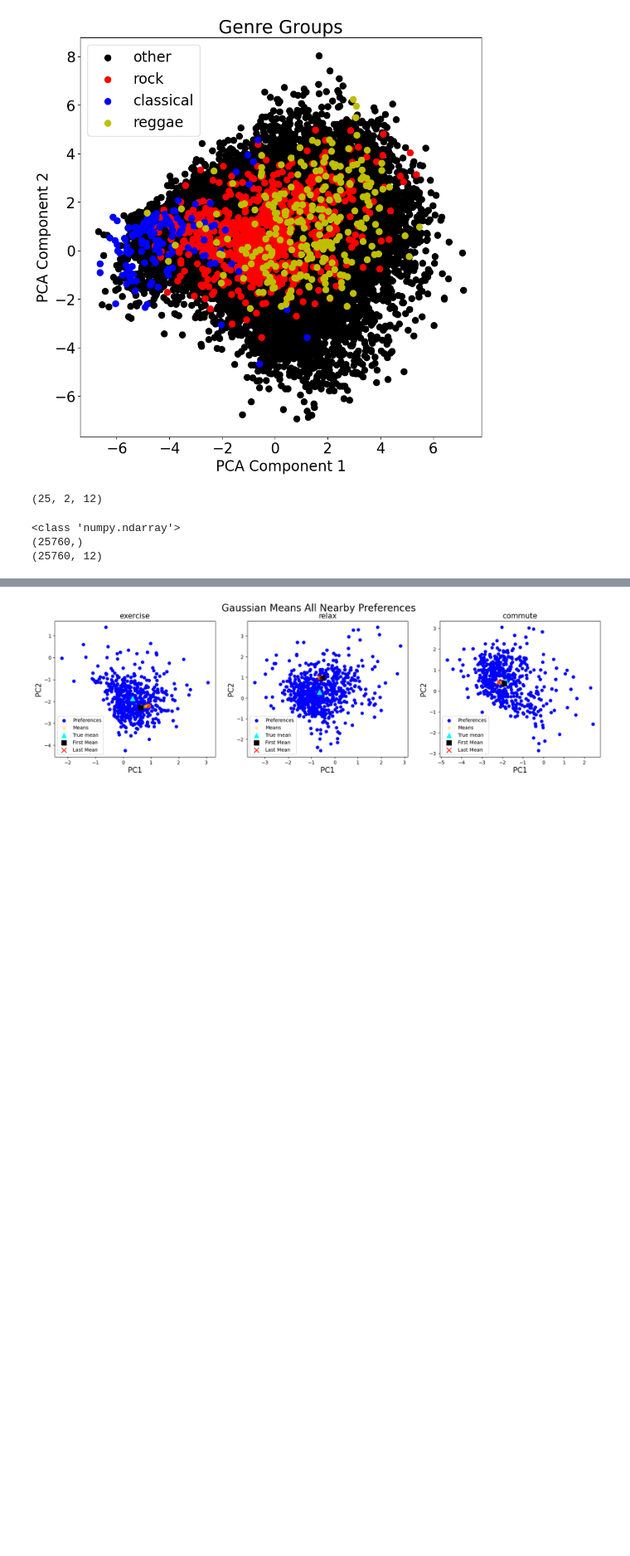
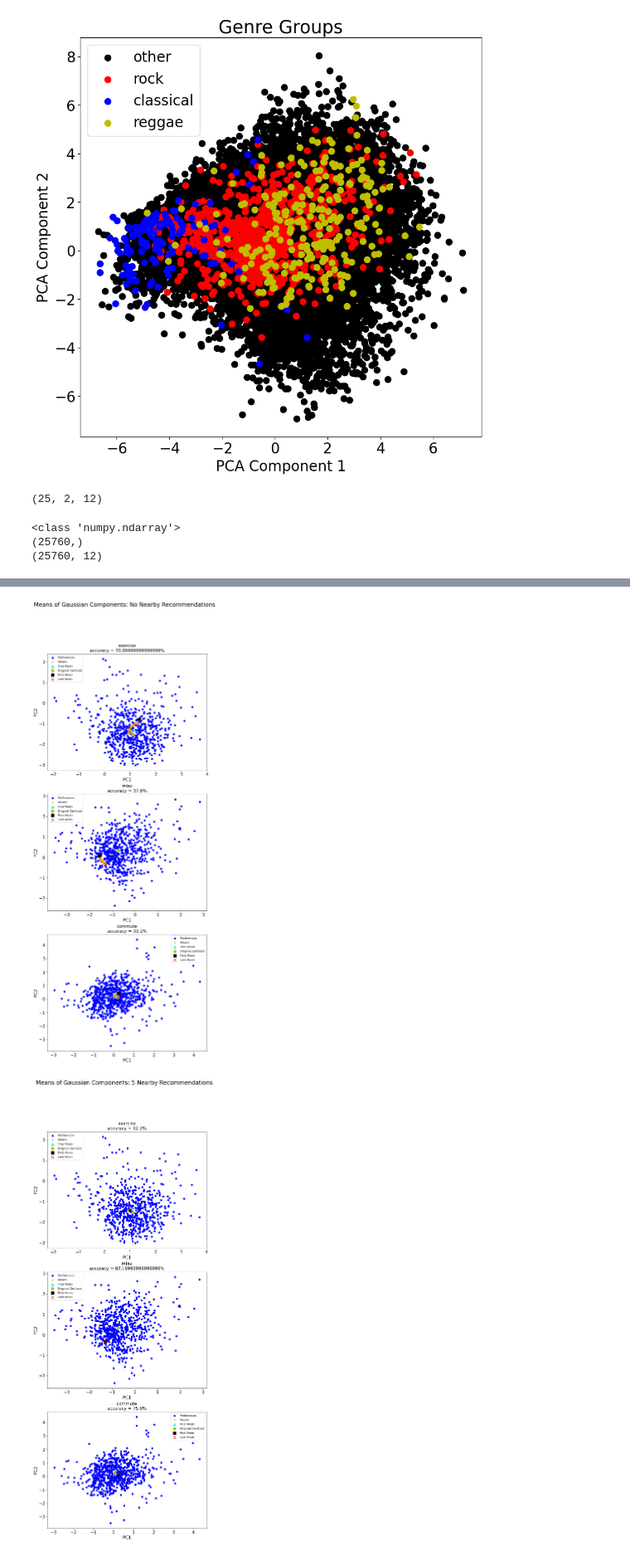
Before and after one commit to EliasLMann/contextRec, a Jupyter notebook: no_auto_recommend.ipynb, the cells around one changed output, grey strips where cells are left out. Shown at 83% size. Drawn from its saved outputs; the diff is of its cells as text; code cells hidden in the pictures; blank space fills up the shorter version.

```diff
--- a/no_auto_recommend.ipynb
+++ b/no_auto_recommend.ipynb
@@ -367,13 +316,13 @@ centroids.shape
 # %%
 #define user object
 class User:
-    def __init__(self, user_id, exercise_preferences, relax_preferences, commute_preferences, original_centroids):
+    def __init__(self, user_id, exercise_preferences, relax_preferences, commute_preferences, original_means):
         self.user_id = user_id
         self.exercise_preferences = exercise_preferences
         self.relax_preferences = relax_preferences
         self.commute_preferences = commute_preferences
         self.preferences = {'exercise': exercise_preferences, 'relax': relax_preferences, 'commute': commute_preferences}
-        self.original_centroids = original_centroids
+        self.original_means = original_means
 
     def get_user_id(self):
         return self.user_id
@@ -438,6 +387,11 @@ def create_users(num_users = 3, randomness_percent = 0.1, centroid_radius = 1, r
         exercise_index = random.sample(list(exercise_index), int(len(exercise_index)*sparsity))
         relax_index = random.sample(list(relax_index), int(len(relax_index)*sparsity))
         commute_index = random.sample(list(commute_index), int(len(commute_index)*sparsity))
+
+        #get the mean of the songs in each genre group
+        exercise_mean = np.mean(latent_space[exercise_index], axis=0)
+        relax_mean = np.mean(latent_space[relax_index], axis=0)
+        commute_mean = np.mean(latent_space[commute_index], axis=0)
 
         #convert the latent space to a dataframe
         user_df = pd.DataFrame(latent_space)
@@ -497,7 +451,7 @@ def create_users(num_users = 3, randomness_percent = 0.1, centroid_radius = 1, r
         commute_preferences = ids[commute_index]
 
         #create a user object
-        user = User(user, exercise_preferences, relax_preferences, commute_preferences, {'exercise': exercise_centroid, 'relax': relax_centroid, 'commute': commute_centroid})
+        user = User(user, exercise_preferences, relax_preferences, commute_preferences, {'exercise': exercise_mean, 'relax': relax_mean, 'commute': commute_mean})
         user_list.append(user)
 
     return user_list
@@ -544,5 +498,7 @@ def visualize_user_preferences(user, pca_components=2):
     plt.legend(fontsize=20, loc='upper left')
     plt.show()
 # %%
-users_data = create_users(num_users=2, randomness_percent=.2, centroid_radius=1, random_radius=2)
+users_data = create_users(num_users=100, randomness_percent=.2, centroid_radius=1, random_radius=2)
+#generate 100 completely random users
+#random_users = create_users(num_users=100, randomness_percent=1, centroid_radius=1, random_radius=None)
 # %%
@@ -767,11 +855,11 @@ All Nearby Accuracies:  [{'exercise': 1.0, 'relax': 1.0, 'commute': 0.994}, {'ex
 # %%
-def plot_gaussian_means(means, user=None):
+def plot_gaussian_means(means, accuracies, user=None, title='Plot of Means'):
     pca = PCA(n_components=2)
     pca.fit(latent_space)
     #plot the pca of users  preferences and the means of the gaussians over the latent space
-    fig, ax = plt.subplots(1, 3, figsize=(20, 5))
+    fig, ax = plt.subplots(3, 1, figsize=(10,25))
 
-    fig.suptitle('Gaussian Means All Nearby Preferences', size=20)
+    fig.suptitle(title, size=20)
 
 
     for i, activity in enumerate(['exercise', 'relax', 'commute']):
@@ -784,10 +872,14 @@ def plot_gaussian_means(means, user=None):
         ax[i].scatter(pca.transform(latent_space_vectors)[:,0],  pca.transform(latent_space_vectors)[:,1], color='blue', label='Preferences')
 
         # #plot all of the means of the gaussians models
-        ax[i].scatter(pca.transform(means[activity])[:,0], pca.transform(means[activity])[:,1], color='orange', label='Means', alpha=0.25)
+        ax[i].scatter(pca.transform(means[activity])[:,0], pca.transform(means[activity])[:,1], color='orange', label='Means', alpha=0.5)
 
         #plot the true mean of the songs
-        ax[i].scatter(pca.transform(np.mean(latent_space_vectors, axis=0).reshape(1, -1))[0][0], pca.transform(np.mean(latent_space_vectors, axis=0).reshape(1, -1))[0][1], color='cyan', label='True mean', marker='^', s=100)
+        ax[i].scatter(pca.transform(np.mean(latent_space_vectors, axis=0).reshape(1, -1))[0][0], pca.transform(np.mean(latent_space_vectors, axis=0).reshape(1, -1))[0][1], color='cyan', label='True Mean', marker='^', s=100)
+
+
+        #plor to centroid of the user
+        ax[i].scatter(pca.transform(user.original_means[activity].reshape(1, -1))[0][0], pca.transform(user.original_means[activity].reshape(1, -1))[0][1], color='y', label='Original Centroid', marker='o', s=100)
 
         # #plot all of the means of the gaussians models
         ax[i].scatter(pca.transform(means[activity])[0,0], pca.transform(means[activity])[0,1], color='black', label='First Mean', marker='s', s=100)
@@ -796,9 +888,10 @@ def plot_gaussian_means(means, user=None):
         ax[i].set_xlabel('PC1', size=15)
         ax[i].set_ylabel('PC2', size=15)
 
+        #set the tick size
+        ax[i].tick_params(axis='both', which='major', labelsize=15)
 
 
-        ax[i].set_title(activity, size=15)
+        title = activity + "\naccuracy = " + str(accuracies[activity]*100) + "%"
+        ax[i].set_title(title, size=15)
         ax[i].legend()
-# %% [output]
-[figure, removed]
@@ -804,0 +905,10 @@ def plot_gaussian_means(means, user=None):
+# %%
+index = np.random.randint(0, 100)
+
+
+plot_gaussian_means(no_nearby_means[index], no_nearby_accuracies[index], users_data[index], title='Means of Gaussian Components: No Nearby Recommendations')
+plot_gaussian_means(nearby_means_5[index], nearby_accuracies_5[index],  users_data[index],  title='Means of Gaussian Components: 5 Nearby Recommendations')
+plot_gaussian_means(nearby_means_all[index], nearby_accuracies_all[index],  users_data[index], title='Means of Gaussian Components: Unlimited Nearby Recommendations')
+# %% [output]
+[figure, added]
+[figure, added]
```
Also changed, not shown: parts of 14 cells of this notebook, 29 other files.
